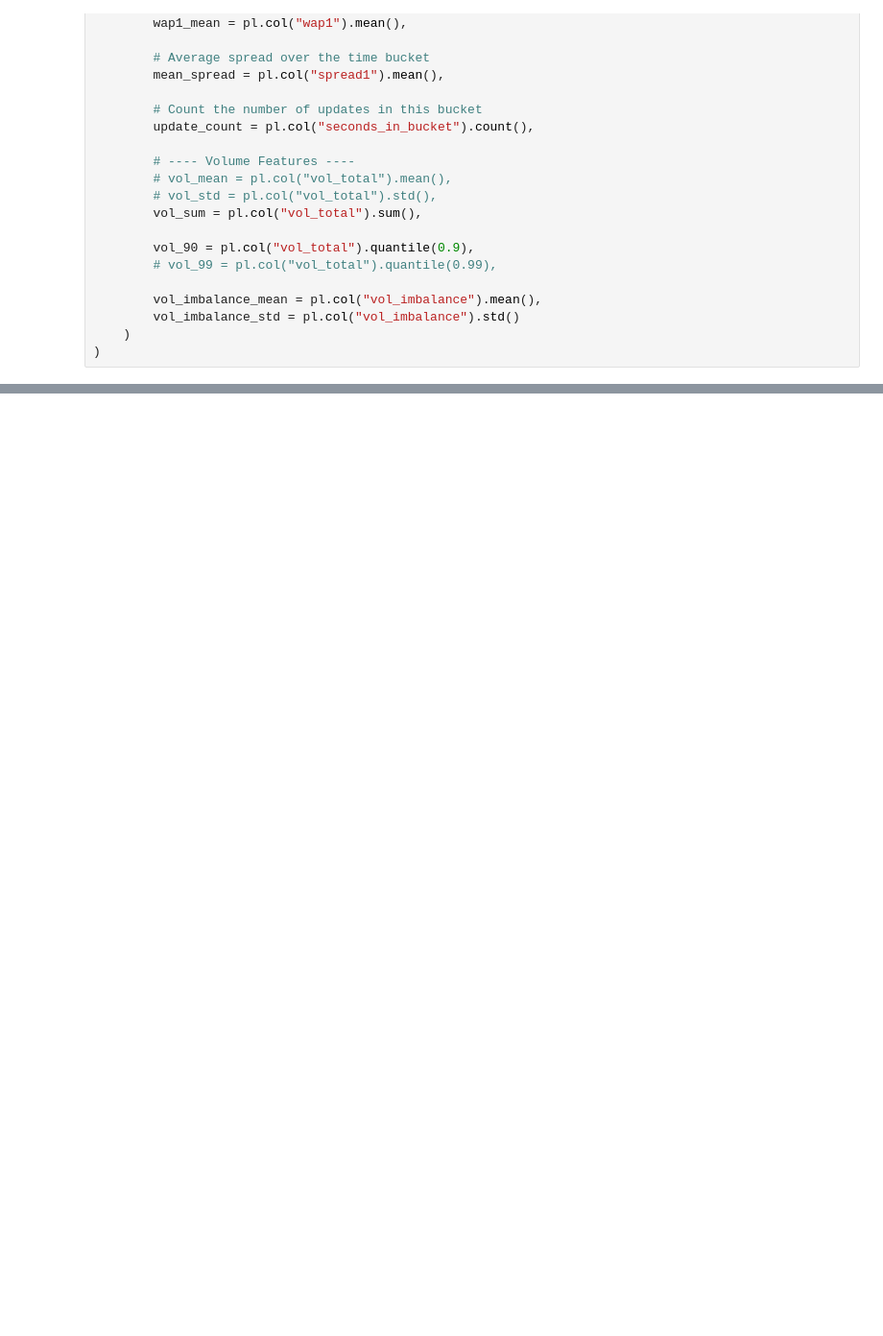
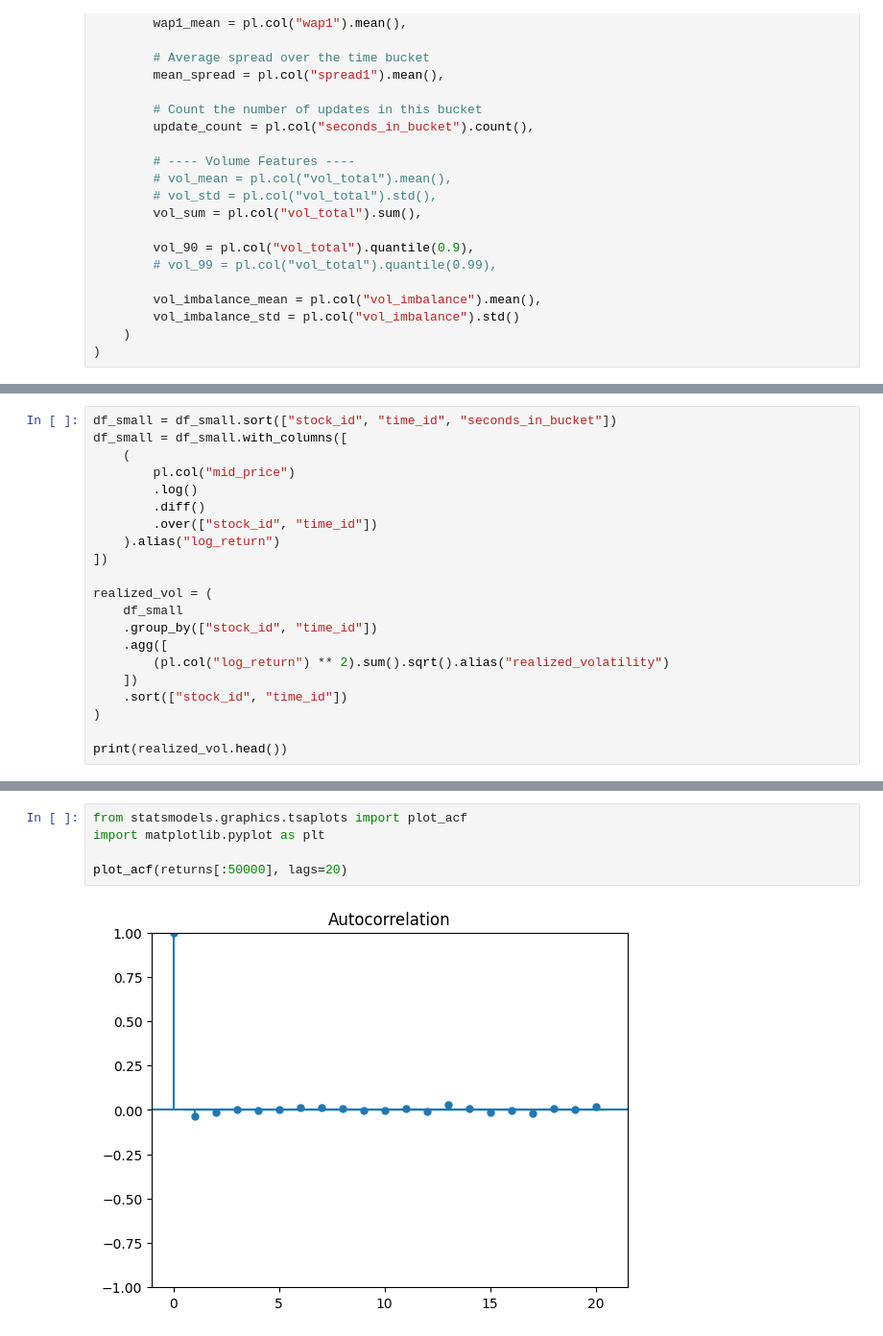
Before and after one commit to MarkDeng86/VolatilityPredictionDeepLearning, a Jupyter notebook: “OptiverRV_ipynb”的副本.ipynb, the cells around one changed output, grey strips where cells are left out. Shown at 96% size. Drawn from its saved outputs; the diff is of its cells as text; blank space fills up the shorter version.

```diff
--- a/“OptiverRV_ipynb”的副本.ipynb
+++ b/“OptiverRV_ipynb”的副本.ipynb
@@ -489,0 +214,21 @@ print("Next period volatility:", next_volatility)
+# %%
+df_small = df_small.sort(["stock_id", "time_id", "seconds_in_bucket"])
+df_small = df_small.with_columns([
+    (
+        pl.col("mid_price")
+        .log()
+        .diff()
+        .over(["stock_id", "time_id"])
+    ).alias("log_return")
+])
+
+realized_vol = (
+    df_small
+    .group_by(["stock_id", "time_id"])
+    .agg([
+        (pl.col("log_return") ** 2).sum().sqrt().alias("realized_volatility")
+    ])
+    .sort(["stock_id", "time_id"])
+)
+
+print(realized_vol.head())
@@ -489,0 +292,7 @@ print("Next period volatility:", next_volatility)
+# %%
+from statsmodels.graphics.tsaplots import plot_acf
+import matplotlib.pyplot as plt
+
+plot_acf(returns[:50000], lags=20)
+# %% [output]
+[figure, added]
```
Also changed, not shown: parts of 58 cells of this notebook.
